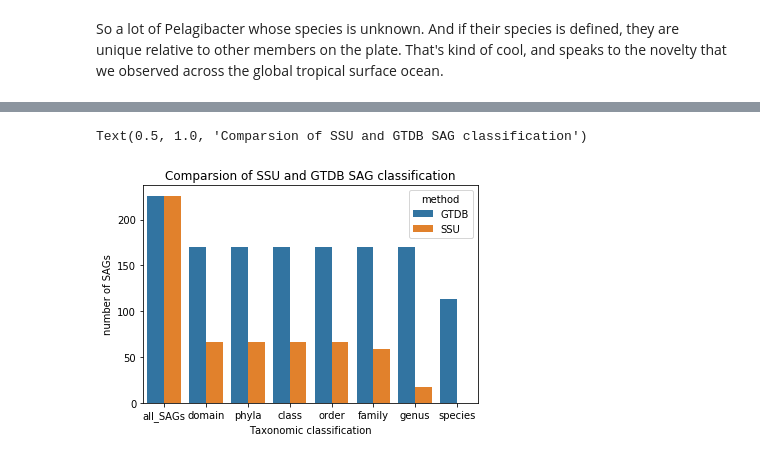
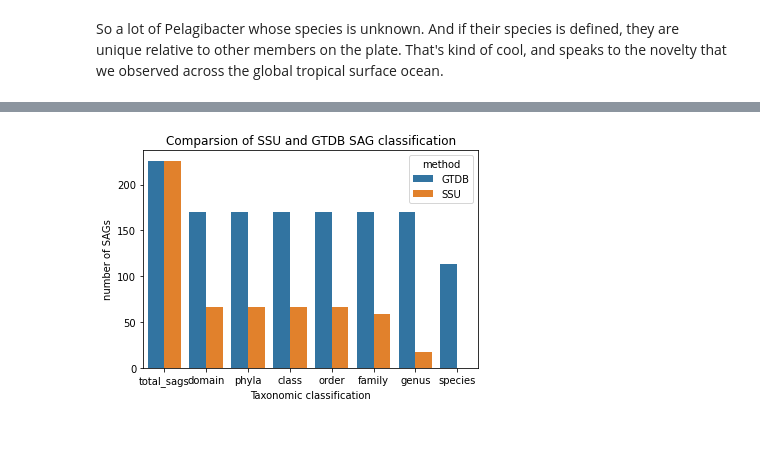
Before and after one commit to Bigelow-SCG-Course/day2AM_taxonomic_classification, a Jupyter notebook: day2_AM_taxonomic_classification.ipynb, the cells around one changed output, grey strips where cells are left out. Drawn from its saved outputs; the diff is of its cells as text; code cells hidden in the pictures.

```diff
--- a/day2_AM_taxonomic_classification.ipynb
+++ b/day2_AM_taxonomic_classification.ipynb
@@ -196,12 +246,17 @@ class_df
 
 So that we can...
 # %%
+# JULIA WHICH TABLE SHOULD I USE? THESE CHANGED SINCE I STARTED WORKING WITH THEM
+# The one that I am currently loading contains all 384 wells
+
 # load the SAG metadata
-SAG_data=pd.read_csv('/mnt/storage/data/AG-910_gorg-tropics_CelltableS2.csv',
-                     index_col=0)
+SAG_data=pd.read_csv('/mnt/storage/data/sag_deliverables/AG-910_gorg-tropics_CelltableS2.csv')
+SAG_data=SAG_data.rename(columns={'Sample_ID':'SAG'})
 
-#merge the SAG metadata with the GTDB data
+# merge the SAG metadata with the GTDB data
+# note that the outer merge is important to ensure that we keep cells that were not classified.
 master_df=SAG_data.merge(class_df, on='SAG', how='outer')
+master_df['cells']=1
 master_df.head()
 # %% [output]
 |  | SAG | Sample | Sample feature | FACS mode | Estimated cell diameter (μm) | WGA-X Cp (h) | Raw read count | ... |
@@ -478,0 +568,13 @@ SSU_data_df
+# %%
+# add the method column to our dfs
+class_count_df['method']='GTDB'
+SSU_count_df['method']='SSU'
+
+# stack the dataframes into a single dataframe for easier plotting
+compare_df=pd.concat([class_count_df, SSU_count_df])
+compare_df
+
+# add a percent column
+compare_df['percent_classified']=compare_df['sag_count']/tsags*100
+
+compare_df
@@ -479,22 +595,17 @@ SSU_data_df
 # %%
-# add the method column to our earlier df that has the GTDB classification summary
-GTDB_data_df['method']='GTDB'
 
-# stack the dataframes into a single dataframe for easier plotting
-compare_df=pd.concat([GTDB_data_df, SSU_data_df])
-compare_df
-
-# plot the data. We are using seaborn this time because it handles colors assigning colors to strings in columns better than
-# matolotlib
-sns.barplot(data=compare_df, x='tax_level', y='number of SAGs classified', hue='method')
+# plot the data. We are using seaborn this time because it handles colors assigning colors
+# to strings in columns better than matolotlib
+sns.barplot(data=compare_df, x='tax_level', y='sag_count', hue='method')
 
 #add labels and titles
 plt.xlabel('Taxonomic classification')
 plt.ylabel('number of SAGs')
 plt.title('Comparsion of SSU and GTDB SAG classification')
+
+plt.savefig(os.path.join(figdir,"GTDB_SSU_classification_comparsion.pdf"))
 # %% [output]
-Text(0.5, 1.0, 'Comparsion of SSU and GTDB SAG classification')
-[figure, old version]
+[figure, new version]
 # %%
 # generate a plot of the percentages
 sns.barplot(data=compare_df, x='tax_level', y='percent_classified', hue='method')
```
Also changed, not shown: parts of 53 cells of this notebook, 2 other files.
